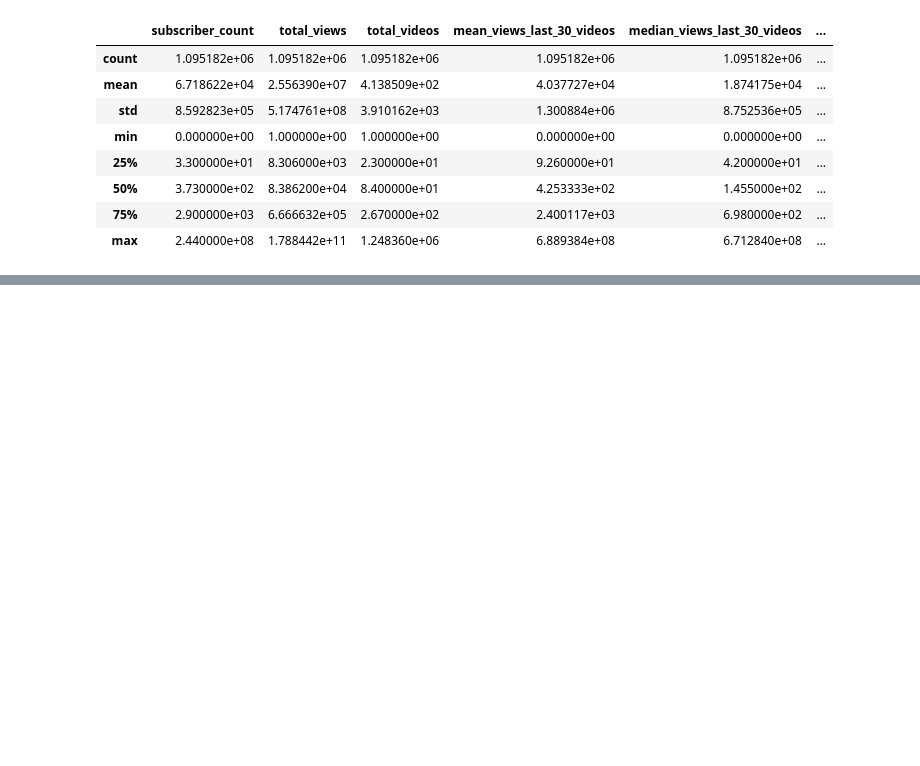
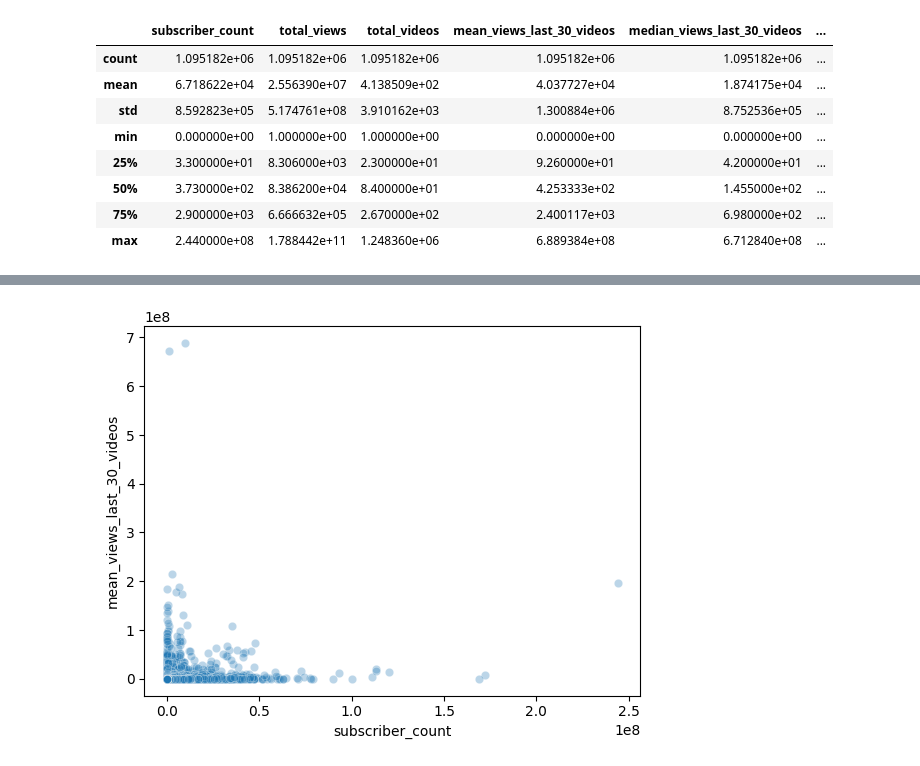
Before and after one commit to Shiva-Kumar-S-M/Projects, a Jupyter notebook: content growth pattern predictor.ipynb, the cells around one changed output, grey strips where cells are left out. Saved outputs shown, nothing was run; the diff lists cells and outputs as text; code cells hidden in the pictures; blank space fills up the shorter version.

```diff
--- a/content growth pattern predictor.ipynb
+++ b/content growth pattern predictor.ipynb
@@ -179,0 +201,10 @@ df.describe()
+# %%
+#Relationship between importent features
+sns.scatterplot(
+    x='subscriber_count',
+    y='mean_views_last_30_videos',
+    data=df,
+    alpha=0.3)
+plt.show()
+# %% [output]
+[figure, added]
```
Also changed, not shown: parts of 7 cells of this notebook.
